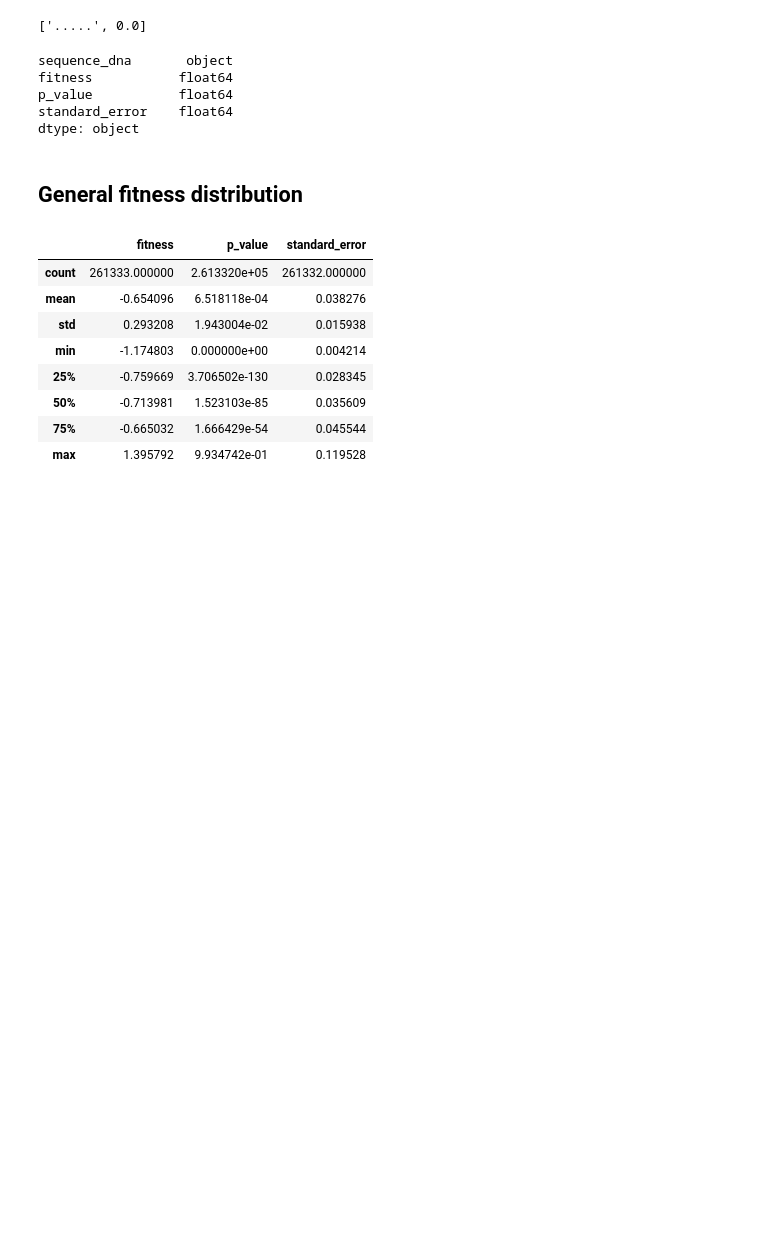
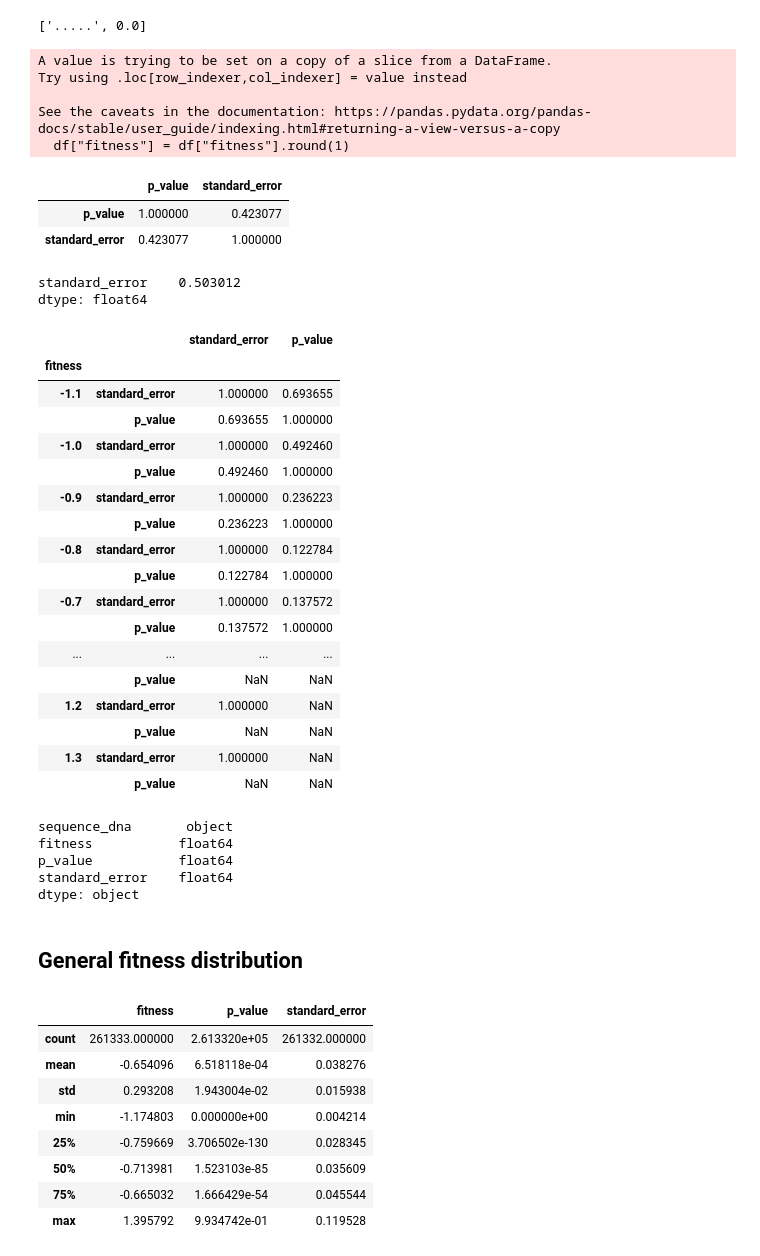
Before and after one commit to aapsonn/GeneticFitness, a Jupyter notebook: notebooks/simple_fitness_analysis.ipynb, the cells around one changed output. Cells and saved outputs as stored; diff of their text form; code cells hidden in the pictures; blank space fills up the shorter version.

```diff
--- a/notebooks/simple_fitness_analysis.ipynb
+++ b/notebooks/simple_fitness_analysis.ipynb
@@ -19,3 +17,56 @@ fitness_df = load_fitness_data()
+# %%
+column_mapping = {
+    "SV": "sequence_dna",
+    "m": "fitness",
+    "m_p.value": "p_value",
+    "m_se": "standard_error",
+}
+
+df = pd.read_csv("../data/raw/relative_fitness_data.csv")
+df = df[["SV", "m", "m_p.value", "m_se"]]
+df = df.rename(columns=column_mapping)  # type: ignore
+# %%
+df["fitness"] = df["fitness"].round(1)
+df = df.dropna()
+grouped = df.sample(10000).groupby("fitness")
+# %% [output]
+A value is trying to be set on a copy of a slice from a DataFrame.
+Try using .loc[row_indexer,col_indexer] = value instead
+
+See the caveats in the documentation: https://pandas.pydata.org/pandas-docs/stable/user_guide/indexing.html#returning-a-view-versus-a-copy
+  df["fitness"] = df["fitness"].round(1)
+# %%
+grouped.get_group(0.0)[["p_value", "standard_error"]].corr(method="spearman")
+# %% [output]
+|  | p_value | standard_error |
+| p_value | 1.000000 | 0.423077 |
+| standard_error | 0.423077 | 1.000000 |
+# %%
+grouped[["standard_error"]].corrwith(df["p_value"]).mean()
+# %% [output]
+standard_error    0.503012
+dtype: float64
+# %%
+grouped[["standard_error", "p_value"]].corr()
+# %% [output]
+|  |  | standard_error | p_value |
+| fitness |  |  |  |
+| -1.1 | standard_error | 1.000000 | 0.693655 |
+|  | p_value | 0.693655 | 1.000000 |
+| -1.0 | standard_error | 1.000000 | 0.492460 |
+|  | p_value | 0.492460 | 1.000000 |
+| -0.9 | standard_error | 1.000000 | 0.236223 |
+|  | p_value | 0.236223 | 1.000000 |
+| -0.8 | standard_error | 1.000000 | 0.122784 |
+|  | p_value | 0.122784 | 1.000000 |
+| -0.7 | standard_error | 1.000000 | 0.137572 |
+|  | p_value | 0.137572 | 1.000000 |
+| ... | ... | ... | ... |
+|  | p_value | NaN | NaN |
+| 1.2 | standard_error | 1.000000 | NaN |
+|  | p_value | NaN | NaN |
+| 1.3 | standard_error | 1.000000 | NaN |
+|  | p_value | NaN | NaN |
 # %%
 dna_sequences = fitness_df["sequence_dna"]
 amino_acid_sequences = dna_sequences.apply(lambda dna: "".join(Seq(dna).translate()))
```
Also changed, not shown: parts of 10 cells of this notebook, 12 other files.
